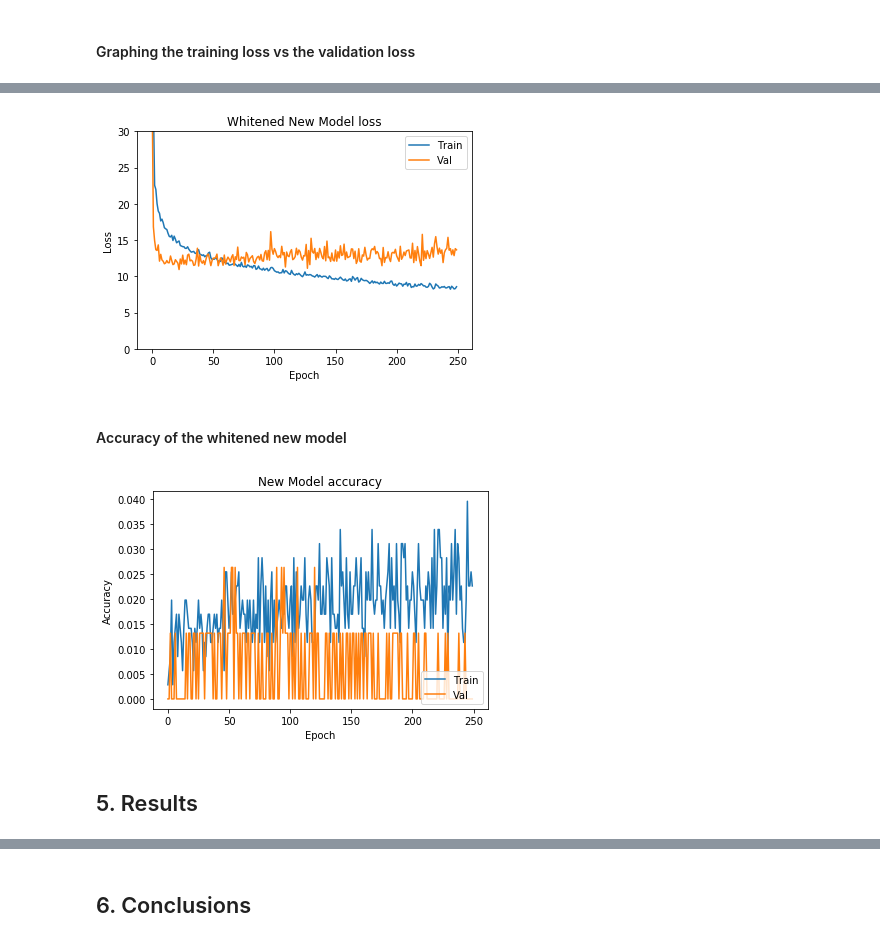
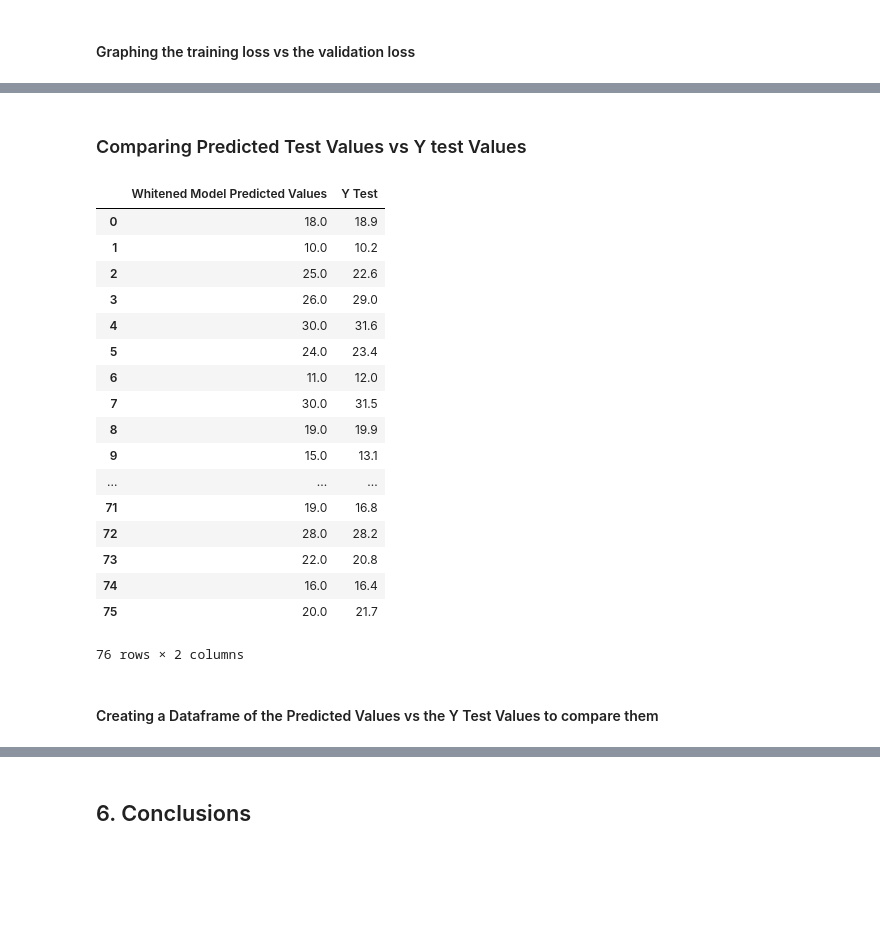
Before and after one commit to G00364756/52954---Machine_Learning-Statistics-Project, a Jupyter notebook: boston.ipynb, the cells around one changed output, grey strips where cells are left out. Saved outputs shown, nothing was run; the diff lists cells and outputs as text; code cells hidden in the pictures; blank space fills up the shorter version.

```diff
--- a/boston.ipynb
+++ b/boston.ipynb
@@ -920,27 +709,39 @@ Epoch 250/250
-# %%
-#Adapted from: https://hackernoon.com/build-your-first-neural-network-to-predict-house-prices-with-keras-3fb0839680f4
-
-plt.plot(boston_model_new_white.history['loss'])
-plt.plot(boston_model_new_white.history['val_loss'])
-plt.title('Whitened New Model loss')
-plt.ylabel('Loss')
-plt.xlabel('Epoch')
-plt.ylim(0,30)
-plt.legend(['Train', 'Val'], loc='upper right')
-plt.show()
-# %% [output]
-[figure, removed]
-# %% [markdown]
-#### Accuracy of the whitened new model
-# %%
-plt.plot(boston_model_new_white.history['accuracy'])
-plt.plot(boston_model_new_white.history['val_accuracy'])
-plt.title('New Model accuracy')
-plt.ylabel('Accuracy')
-plt.xlabel('Epoch')
-plt.legend(['Train', 'Val'], loc='lower right')
-plt.show()
-# %% [output]
-[figure, removed]
-# %% [markdown]
-## 5. Results
+# %% [markdown]
+### Comparing Predicted Test Values vs Y test Values
+# %%
+# Preparing the predicted data to go into a pandas dataframe
+white_predicted =[]
+for i in p_test_scaled_whitened[0]:
+    white_predicted.append(i)
+
+# Preparing the y test values to go into a pandas dataframe with the predicted values.
+# A way of removing the indexing of the y values. Index was causing some problems.
+y_test_output =[]
+for i in y_test:
+    y_test_output.append(i)
+
+# Put both predicted and y test values into a dataframe together for ease of comparison
+output = pd.DataFrame(white_predicted, columns=['Whitened Model Predicted Values'])
+output['Y Test'] = y_test_output
+output
+# %% [output]
+|  | Whitened Model Predicted Values | Y Test |
+| 0 | 18.0 | 18.9 |
+| 1 | 10.0 | 10.2 |
+| 2 | 25.0 | 22.6 |
+| 3 | 26.0 | 29.0 |
+| 4 | 30.0 | 31.6 |
+| 5 | 24.0 | 23.4 |
+| 6 | 11.0 | 12.0 |
+| 7 | 30.0 | 31.5 |
+| 8 | 19.0 | 19.9 |
+| 9 | 15.0 | 13.1 |
+| ... | ... | ... |
+| 71 | 19.0 | 16.8 |
+| 72 | 28.0 | 28.2 |
+| 73 | 22.0 | 20.8 |
+| 74 | 16.0 | 16.4 |
+| 75 | 20.0 | 21.7 |
+76 rows × 2 columns
+# %% [markdown]
+#### Creating a Dataframe of the Predicted Values vs the Y Test Values to compare them
```
Also changed, not shown: parts of 64 cells of this notebook, 3 other files.
